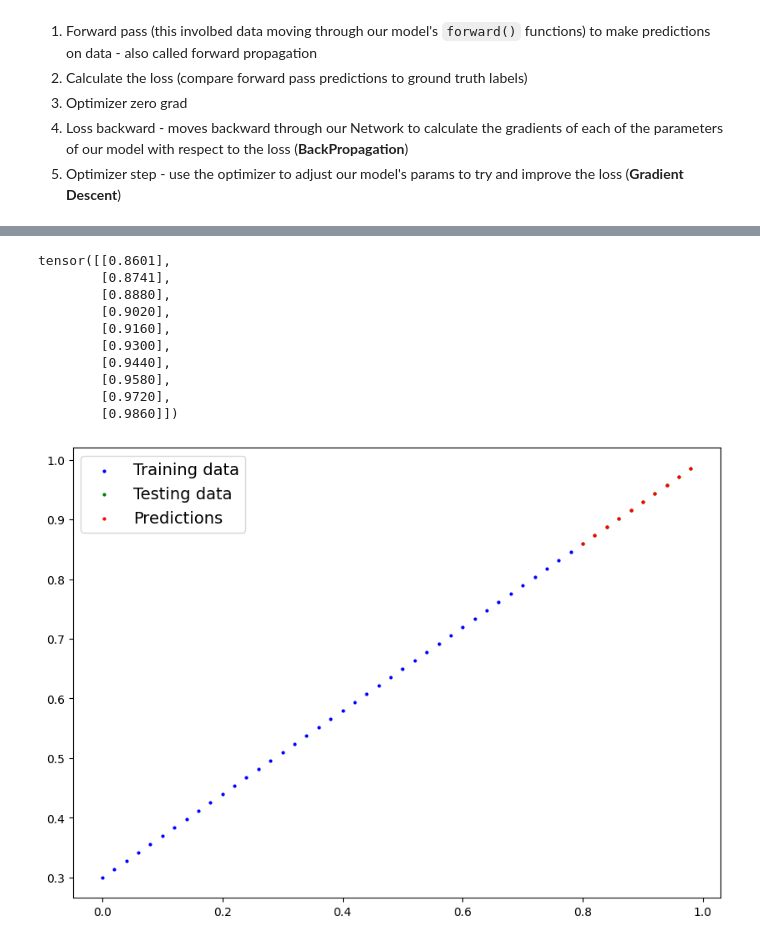
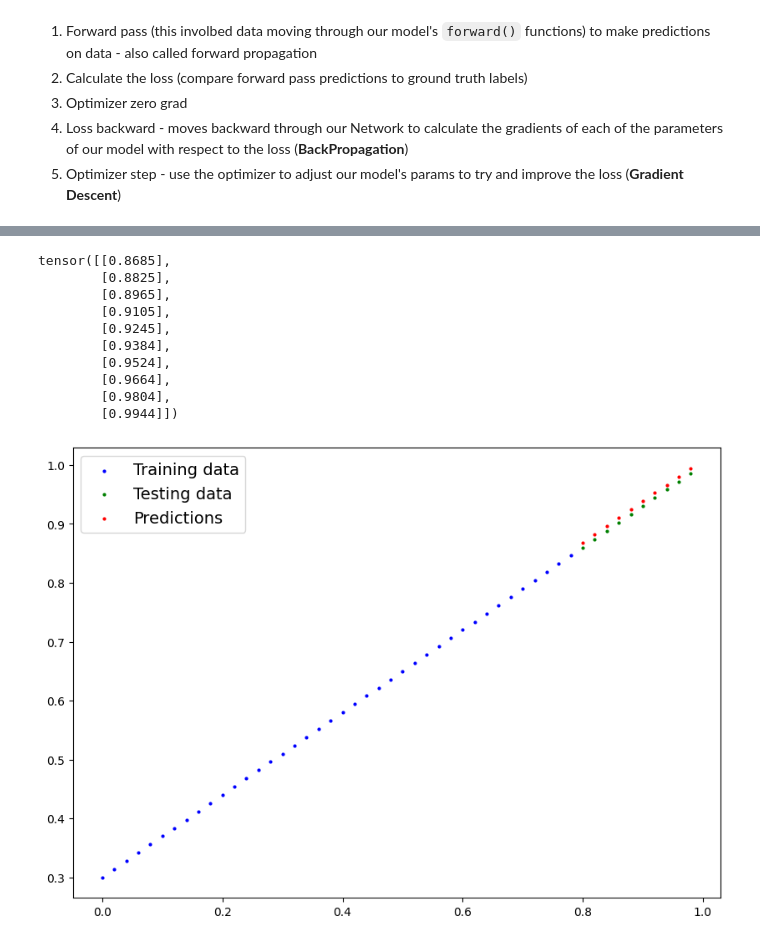
Before and after one commit to BurnTheBunsen/pytorch-deep-learning-test, a Jupyter notebook: Pytorch_Workflow_Test.ipynb, the cells around one changed output, grey strips where cells are left out. Drawn from its saved outputs; the diff is of its cells as text; code cells hidden in the pictures.

```diff
--- a/Pytorch_Workflow_Test.ipynb
+++ b/Pytorch_Workflow_Test.ipynb
@@ -277,7 +277,7 @@ loss_fn = nn.L1Loss() # MAE Loss
 
 # Setup an optimizer
 optimizer = torch.optim.SGD(params=model_0.parameters(),
-                            lr=0.001) # lr = Learning rate = possibly the most important hyperparameteryo u can set
+                            lr=0.01) # lr = Learning rate = possibly the most important hyperparameteryo u can set
 # if lr = 0.001 its the decimal that it will adjust in each hit
 # for example if our first component in our tensor is 0.3871 it will start changing
 #from 0.007 of 0.3871
@@ -303,7 +303,13 @@ https://www.cmarix.com/qanda/choosing-the-right-loss-function-for-ai-model-train
 5. Optimizer step - use the optimizer to adjust our model's params to try and improve the loss (**Gradient Descent**)
 # %%
 # Epoch is the number of our loops (It is a hyperparam because we set it ourselves)
-epochs = 2
+epochs = 200
+
+# Track different values
+epoch_count= []
+loss_values= []
+test_loss_values= []
+
 
 # 0. Loop through the data
 for epoch in range(epochs):
@@ -314,7 +320,6 @@ for epoch in range(epochs):
   y_pred = model_0(X_train)
   # 2. Calculate the Loss
   loss = loss_fn(y_pred, y_train)
-  print(f"Loss: {loss}")
   # 3. Optimizer zero grad
   optimizer.zero_grad() # We have to zero it out
   # 4. Perform backprop on the loss with respect to the params of the model
@@ -332,8 +337,12 @@ for epoch in range(epochs):
     test_loss = loss_fn(test_pred, y_test)
 
   # Print out what is actually happening
-  print(f"Epoch: {epoch} | Loss: {loss} | Test loss: {test_loss}")
+  if epoch % 10 == 0:
+    epoch_count.append(epoch)
+    loss_values.append(loss)
+    test_loss_values.append(test_loss)
+    print(f"Epoch: {epoch} | Loss: {loss} | Test loss: {test_loss}")
 
-  # print out the model state_dict()
-  print(model_0.state_dict())
+    # print out the model state_dict()
+    print(model_0.state_dict())
 # %% [output]
@@ -351,17 +385,17 @@ with torch.inference_mode():
 
 y_preds_new
 # %% [output]
-tensor([[0.8601],
-        [0.8741],
-        [0.8880],
-        [0.9020],
-        [0.9160],
-        [0.9300],
-        [0.9440],
-        [0.9580],
-        [0.9720],
-        [0.9860]])
+tensor([[0.8685],
+        [0.8825],
+        [0.8965],
+        [0.9105],
+        [0.9245],
+        [0.9384],
+        [0.9524],
+        [0.9664],
+        [0.9804],
+        [0.9944]])
 # %%
-plot_predictions(predictions=y_preds_new);
+plot_predictions(predictions=test_pred);
 # %% [output]
-[figure, old version]
+[figure, new version]
```
Also changed, not shown: parts of 4 cells of this notebook.
